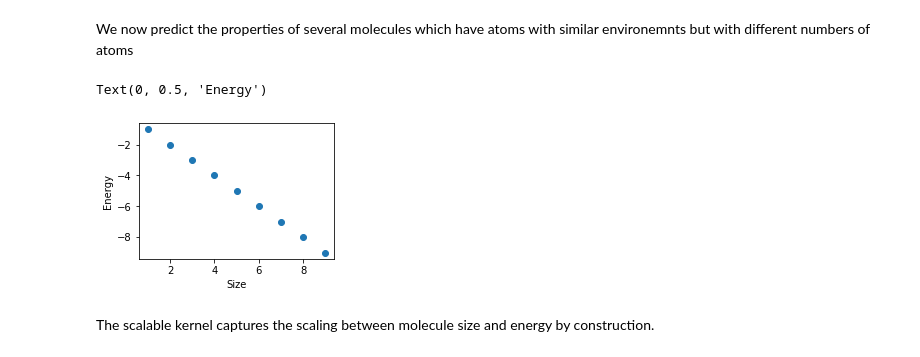
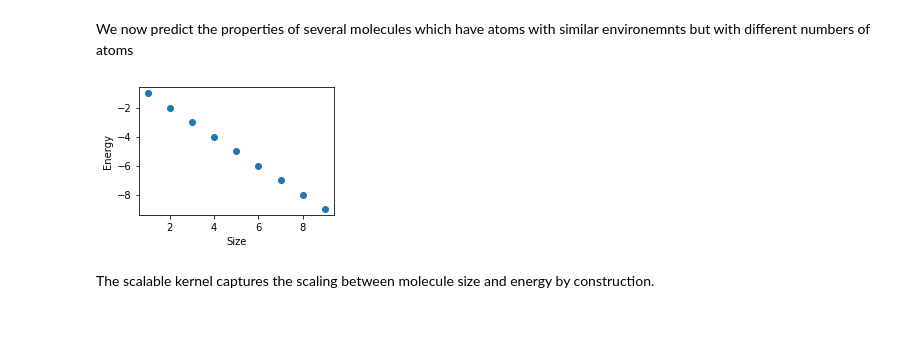
Before and after one commit to WardLT/applied-ai-for-materials, a Jupyter notebook: molecular-property-prediction/kernel-methods/fchl-in-one-notebook.ipynb, the cells around one changed output. Cells and saved outputs as stored; diff of their text form; code cells hidden in the pictures; blank space fills up the shorter version.

```diff
--- a/molecular-property-prediction/kernel-methods/fchl-in-one-notebook.ipynb
+++ b/molecular-property-prediction/kernel-methods/fchl-in-one-notebook.ipynb
@@ -122,16 +124,17 @@ We now predict the properties of several molecules which have atoms with similar
 # %%
 fig, ax = plt.subplots(figsize=(3.5, 2.5))
 
 n = np.arange(1, 10, 1)
 e = [alpha_0 * scalable_kernel(np.ones((i, 1)), molA) for i in n]
 
 ax.scatter(n, e)
 
 ax.set_xlabel('Size')
 ax.set_ylabel('Energy')
+fig.tight_layout()
+fig.savefig('figures/atomic-kernel.svg')
 # %% [output]
-Text(0, 0.5, 'Energy')
-[figure, old version]
+[figure, new version]
 # %% [markdown]
 The scalable kernel captures the scaling between molecule size and energy by construction.
 # %% [markdown]
```
Also changed, not shown: parts of 27 cells of this notebook, 6 other files.
